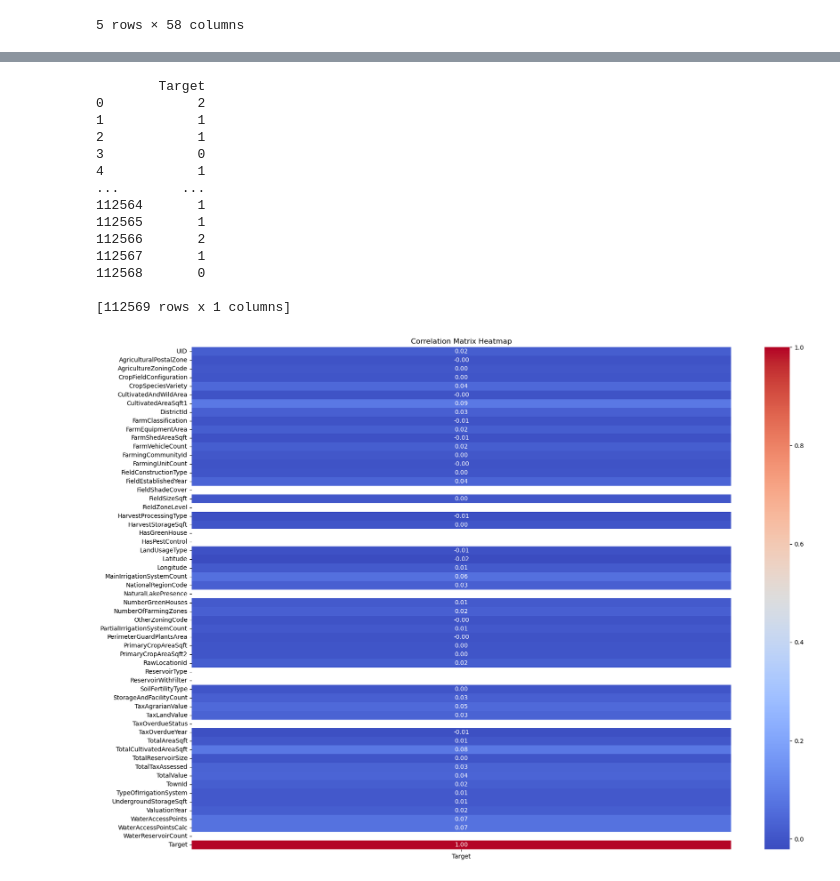
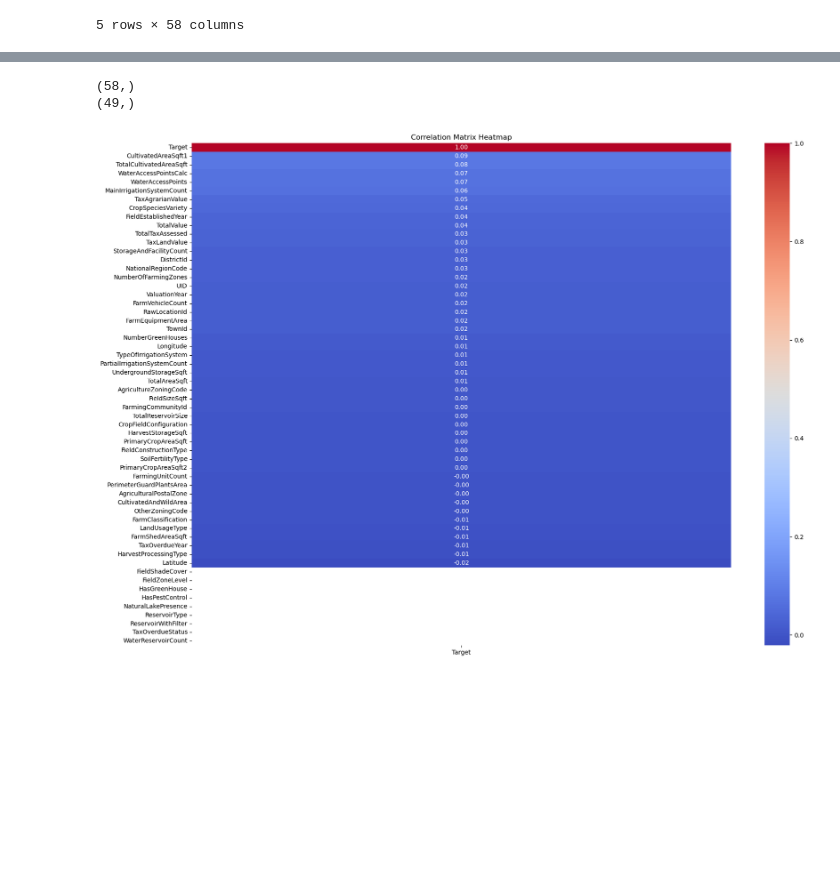
Before and after one commit to sriman-216/foml_hackathon, a Jupyter notebook: 1.ipynb, the cells around one changed output, grey strips where cells are left out. Drawn from its saved outputs; the diff is of its cells as text; code cells hidden in the pictures; blank space fills up the shorter version.

```diff
--- a/1.ipynb
+++ b/1.ipynb
@@ -73,26 +78,22 @@ plt.show()
 [figure]
-# %%
-print(train_df_transformed[["Target"]])
-plt.figure(figsize=(20, 15))
-sns.heatmap(correlation_matrix[["Target"]], annot=True, fmt=".2f", cmap='coolwarm')
-plt.title('Correlation Matrix Heatmap')
-plt.show()
-# %% [output]
-        Target
-0            2
-1            1
-2            1
-3            0
-4            1
-...        ...
-112564       1
-112565       1
-112566       2
-112567       1
-112568       0
-
-[112569 rows x 1 columns]
-[figure, removed]
+# %%
+# Print the columns o train_df_transformed to check available columns
+print(train_df_transformed.columns.shape)
+
+# Use an existing column name for the heatmap
+plt.figure(figsize=(20, 15))
+sns.heatmap(correlation_matrix[["Target"]].sort_values(by="Target", ascending=False), annot=True, fmt=".2f", cmap='coolwarm')
+plt.title('Correlation Matrix Heatmap')
+# Drop columns with all values as 0 or None
+columns_to_drop = [col for col in train_df_transformed.columns if train_df_transformed[col].nunique() <= 1]
+train_df_transformed.drop(columns=columns_to_drop, inplace=True)
+print(train_df_transformed.columns.shape)
+
+plt.show()
+# %% [output]
+(58,)
+(49,)
+[figure, added]
 # %%
 from sklearn.ensemble import RandomForestClassifier
 from sklearn.model_selection import train_test_split
```
Also changed, not shown: parts of 4 cells of this notebook, 1 other file.
